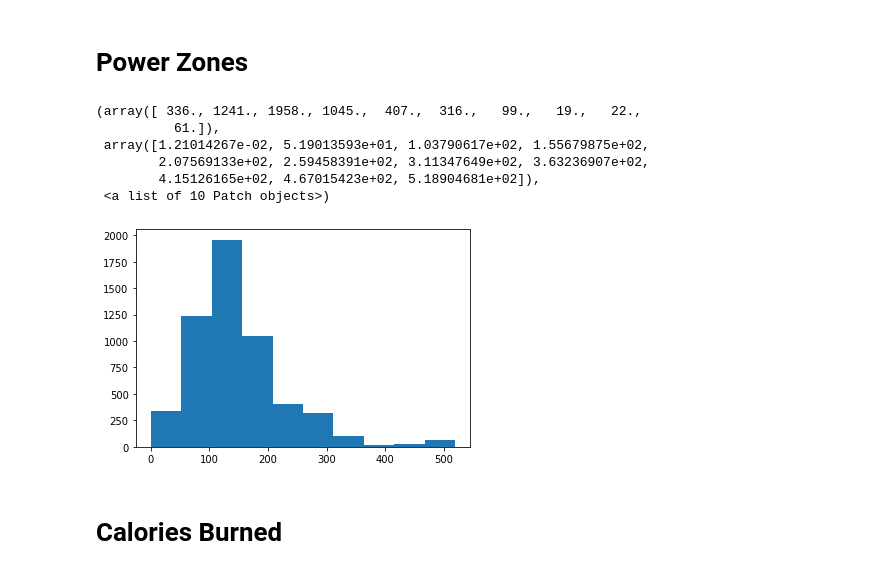
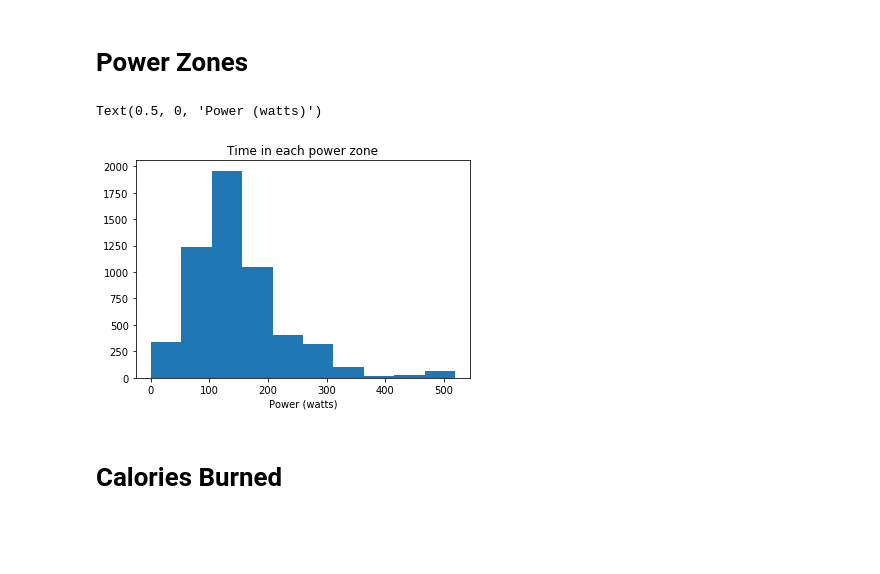
Before and after one commit to royceschultz/Cycling-Power-Calculator, a Jupyter notebook: strava.ipynb, the cells around one changed output. Saved outputs shown, nothing was run; the diff lists cells and outputs as text; code cells hidden in the pictures; blank space fills up the shorter version.

```diff
--- a/strava.ipynb
+++ b/strava.ipynb
@@ -151,14 +145,11 @@ Average air resistance: 119.43699242280789 watts
 # Power Zones
 # %%
 plt.hist(rolling_power[rolling_power > 0]) # Power < 0 is braking
+plt.title('Time in each power zone')
+plt.xlabel('Power (watts)')
 # %% [output]
-(array([ 336., 1241., 1958., 1045.,  407.,  316.,   99.,   19.,   22.,
-          61.]),
- array([1.21014267e-02, 5.19013593e+01, 1.03790617e+02, 1.55679875e+02,
-        2.07569133e+02, 2.59458391e+02, 3.11347649e+02, 3.63236907e+02,
-        4.15126165e+02, 4.67015423e+02, 5.18904681e+02]),
- <a list of 10 Patch objects>)
+Text(0.5, 0, 'Power (watts)')
-[figure, old version]
+[figure, new version]
 # %% [markdown]
 # Calories Burned
 # %%
```
Also changed, not shown: parts of 8 cells of this notebook, 8 other files.
